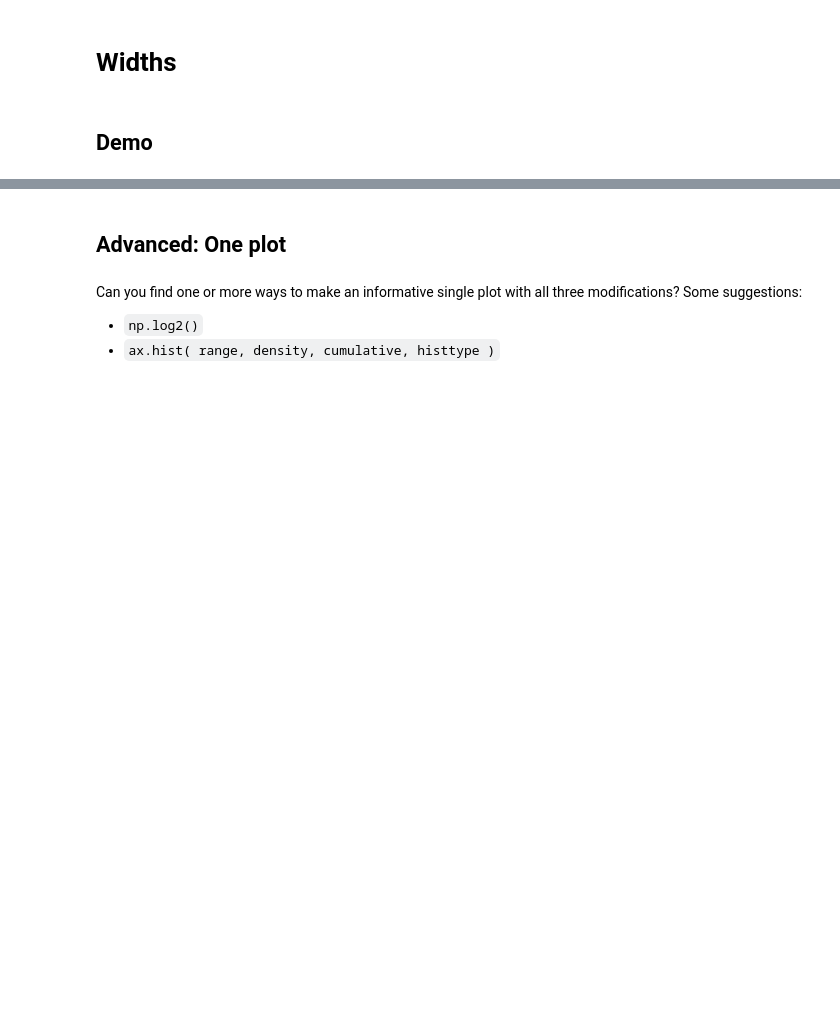
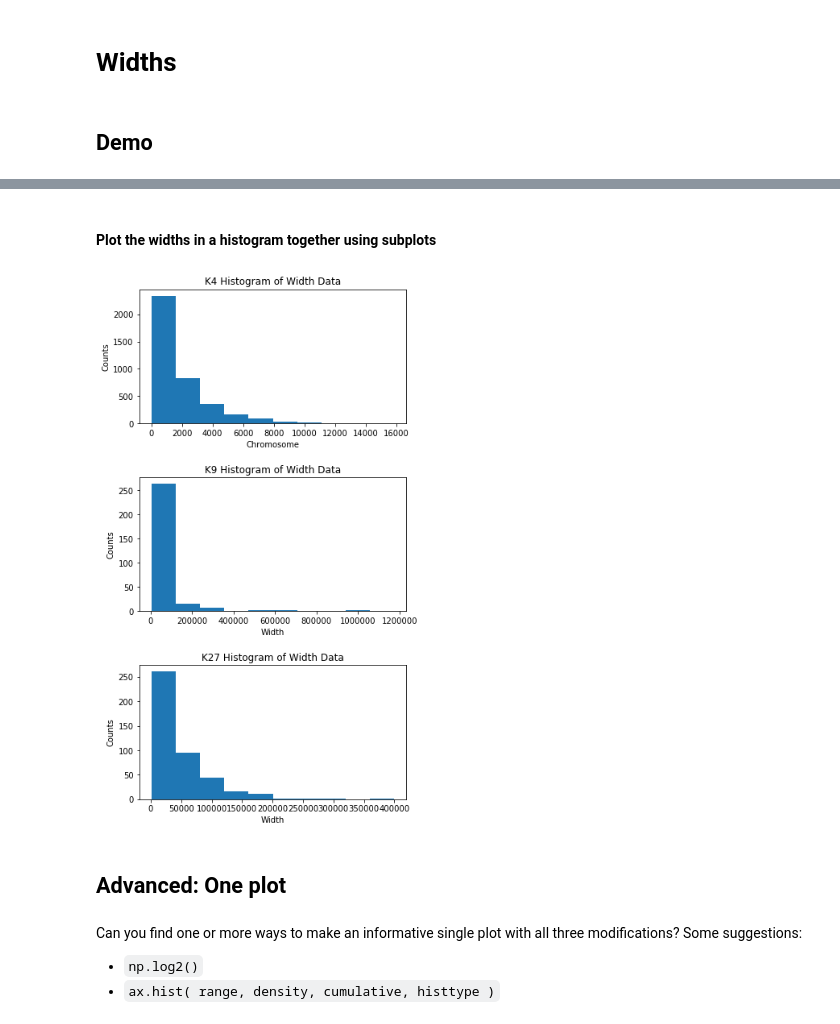
Before and after one commit to david-wang2/qbb2020-answers, a Jupyter notebook: day1-lunch/02_bed_features_dwang106.ipynb, the cells around one changed output, grey strips where cells are left out. Cells and saved outputs as stored; diff of their text form; code cells hidden in the pictures; blank space fills up the shorter version.

```diff
--- a/day1-lunch/02_bed_features_dwang106.ipynb
+++ b/day1-lunch/02_bed_features_dwang106.ipynb
@@ -180,0 +296,11 @@ plt.show()
+# %%
+df_k4.loc[:,"width"] = df_k4.loc[:,"end"] - df_k4.loc[:,"start"]
+df_k9.loc[:,"width"] = df_k9.loc[:,"end"] - df_k9.loc[:,"start"]
+df_k27.loc[:,"width"] = df_k27.loc[:,"end"] - df_k27.loc[:,"start"]
+
+print(df_k4.describe())
+print('\n')
+print(df_k9.describe())
+print('\n')
+print(df_k27.describe())
+print('\n')
@@ -181,3 +325,32 @@ plt.show()
+# %% [markdown]
+#### Plot the widths in a histogram together using subplots
+# %%
+fig, ax = plt.subplots(3)
+
+ax[0].hist( df_k4.loc[:,"width"] )
+ax[1].hist(df_k9.loc[:,"width"])
+ax[2].hist(df_k27.loc[:,"width"])
+
+# Set figure height
+fig.set_figheight(10)
+
+# Set title and x and y labels
+ax[0].set_title("K4 Histogram of Width Data")
+ax[0].set_xlabel("Chromosome")
+ax[0].set_ylabel("Counts")
+
+ax[1].set_title("K9 Histogram of Width Data")
+ax[1].set_xlabel("Width")
+ax[1].set_ylabel("Counts")
+
+ax[2].set_title("K27 Histogram of Width Data")
+ax[2].set_xlabel("Width")
+ax[2].set_ylabel("Counts")
+
+fig.tight_layout(pad=2.0)
+plt.show()
+# %% [output]
+[figure, added]
 # %% [markdown]
 ## Advanced: One plot
 # %% [markdown]
```
Also changed, not shown: parts of 14 cells of this notebook.
